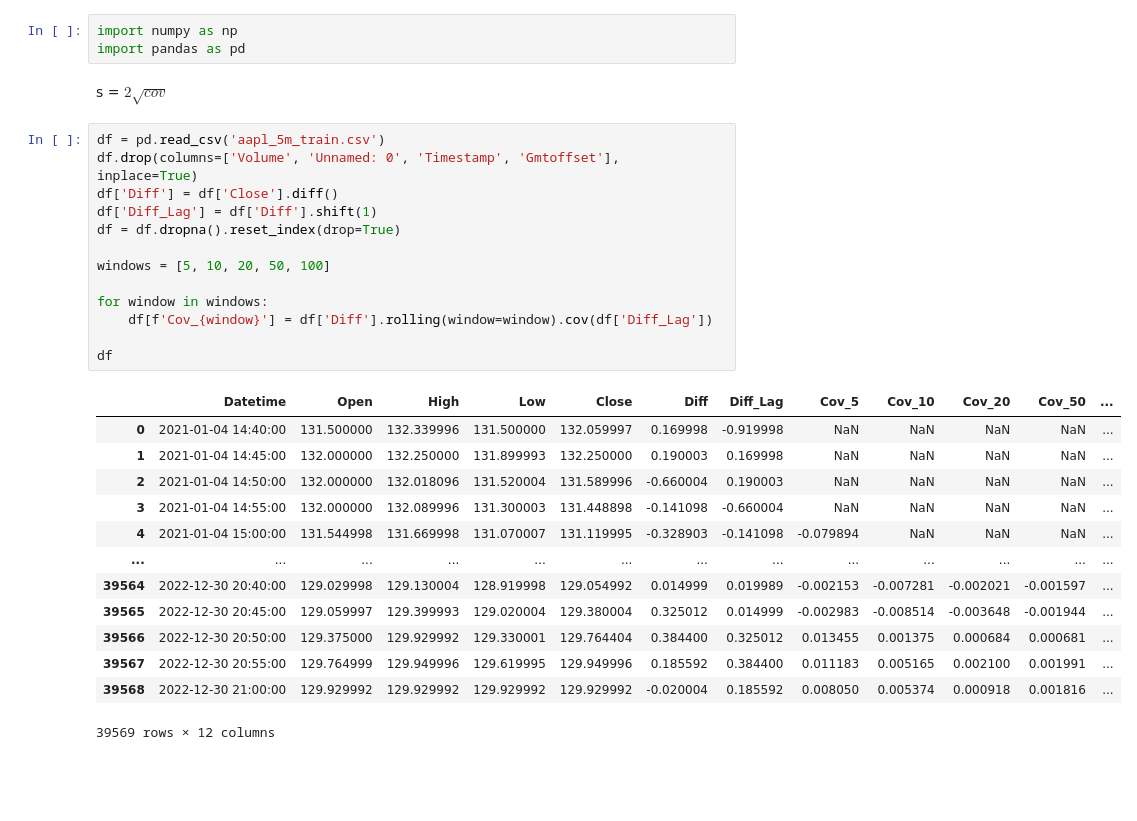
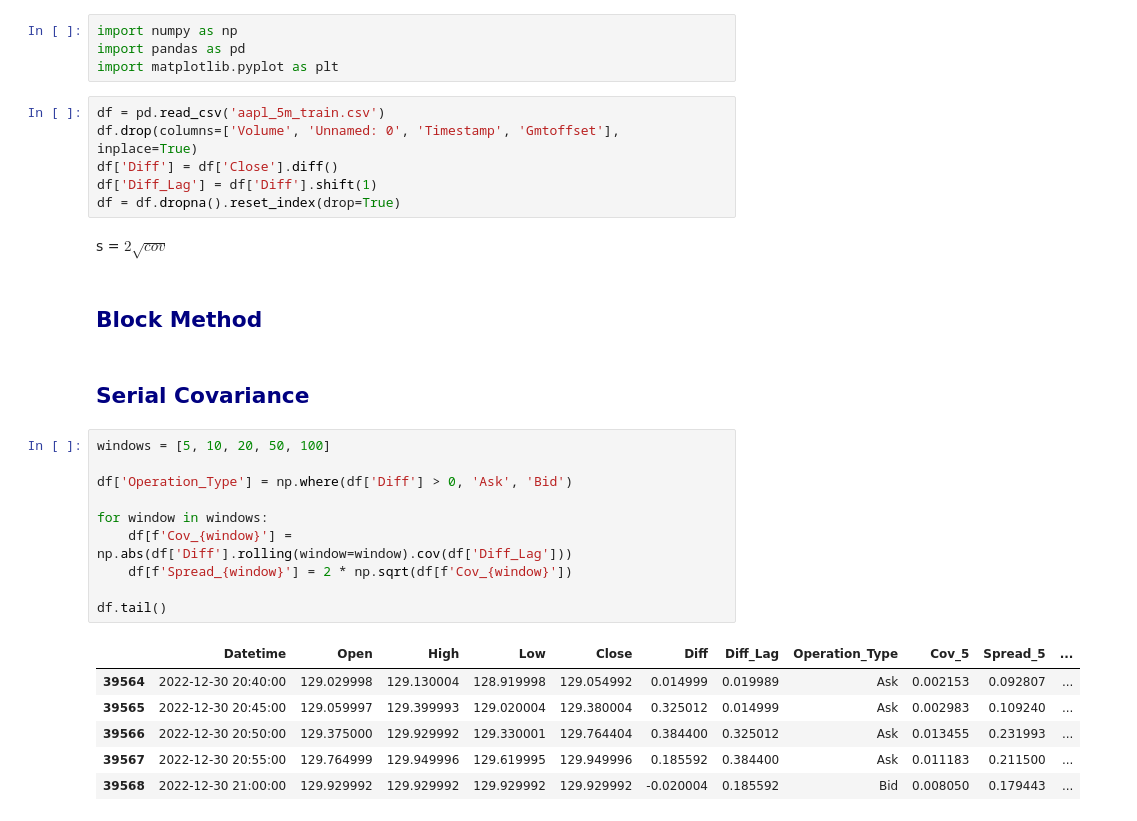
Before and after one commit to LuisMB09/Trading, a Jupyter notebook: effective_spread.ipynb, the cells around one changed output. Saved outputs shown, nothing was run; the diff lists cells and outputs as text; blank space fills up the shorter version.

Commit message:
Serial covariance terminado

```diff
--- a/effective_spread.ipynb
+++ b/effective_spread.ipynb
@@ -5,32 +5,33 @@
 # %%
 import numpy as np
 import pandas as pd
+import matplotlib.pyplot as plt
+# %%
+df = pd.read_csv('aapl_5m_train.csv')
+df.drop(columns=['Volume', 'Unnamed: 0', 'Timestamp', 'Gmtoffset'], inplace=True)
+df['Diff'] = df['Close'].diff()
+df['Diff_Lag'] = df['Diff'].shift(1)
+df = df.dropna().reset_index(drop=True)
 # %% [markdown]
 s = $2 \sqrt{cov}$
+# %% [markdown]
+## <font color='navy'> Block Method
+# %% [markdown]
+## <font color='navy'> Serial Covariance
 # %%
-df = pd.read_csv('aapl_5m_train.csv')
-df.drop(columns=['Volume', 'Unnamed: 0', 'Timestamp', 'Gmtoffset'], inplace=True)
-df['Diff'] = df['Close'].diff()
-df['Diff_Lag'] = df['Diff'].shift(1)
-df = df.dropna().reset_index(drop=True)
-
 windows = [5, 10, 20, 50, 100]
 
+df['Operation_Type'] = np.where(df['Diff'] > 0, 'Ask', 'Bid')
+
 for window in windows:
-    df[f'Cov_{window}'] = df['Diff'].rolling(window=window).cov(df['Diff_Lag'])
+    df[f'Cov_{window}'] = np.abs(df['Diff'].rolling(window=window).cov(df['Diff_Lag']))
+    df[f'Spread_{window}'] = 2 * np.sqrt(df[f'Cov_{window}'])
 
-df
+df.tail()
 # %% [output]
-|  | Datetime | Open | High | Low | Close | Diff | Diff_Lag | Cov_5 | Cov_10 | Cov_20 | Cov_50 | ... |
-| 0 | 2021-01-04 14:40:00 | 131.500000 | 132.339996 | 131.500000 | 132.059997 | 0.169998 | -0.919998 | NaN | NaN | NaN | NaN | ... |
-| 1 | 2021-01-04 14:45:00 | 132.000000 | 132.250000 | 131.899993 | 132.250000 | 0.190003 | 0.169998 | NaN | NaN | NaN | NaN | ... |
-| 2 | 2021-01-04 14:50:00 | 132.000000 | 132.018096 | 131.520004 | 131.589996 | -0.660004 | 0.190003 | NaN | NaN | NaN | NaN | ... |
-| 3 | 2021-01-04 14:55:00 | 132.000000 | 132.089996 | 131.300003 | 131.448898 | -0.141098 | -0.660004 | NaN | NaN | NaN | NaN | ... |
-| 4 | 2021-01-04 15:00:00 | 131.544998 | 131.669998 | 131.070007 | 131.119995 | -0.328903 | -0.141098 | -0.079894 | NaN | NaN | NaN | ... |
-| ... | ... | ... | ... | ... | ... | ... | ... | ... | ... | ... | ... | ... |
-| 39564 | 2022-12-30 20:40:00 | 129.029998 | 129.130004 | 128.919998 | 129.054992 | 0.014999 | 0.019989 | -0.002153 | -0.007281 | -0.002021 | -0.001597 | ... |
-| 39565 | 2022-12-30 20:45:00 | 129.059997 | 129.399993 | 129.020004 | 129.380004 | 0.325012 | 0.014999 | -0.002983 | -0.008514 | -0.003648 | -0.001944 | ... |
-| 39566 | 2022-12-30 20:50:00 | 129.375000 | 129.929992 | 129.330001 | 129.764404 | 0.384400 | 0.325012 | 0.013455 | 0.001375 | 0.000684 | 0.000681 | ... |
-| 39567 | 2022-12-30 20:55:00 | 129.764999 | 129.949996 | 129.619995 | 129.949996 | 0.185592 | 0.384400 | 0.011183 | 0.005165 | 0.002100 | 0.001991 | ... |
-| 39568 | 2022-12-30 21:00:00 | 129.929992 | 129.929992 | 129.929992 | 129.929992 | -0.020004 | 0.185592 | 0.008050 | 0.005374 | 0.000918 | 0.001816 | ... |
+|  | Datetime | Open | High | Low | Close | Diff | Diff_Lag | Operation_Type | Cov_5 | Spread_5 | ... |
+| 39564 | 2022-12-30 20:40:00 | 129.029998 | 129.130004 | 128.919998 | 129.054992 | 0.014999 | 0.019989 | Ask | 0.002153 | 0.092807 | ... |
+| 39565 | 2022-12-30 20:45:00 | 129.059997 | 129.399993 | 129.020004 | 129.380004 | 0.325012 | 0.014999 | Ask | 0.002983 | 0.109240 | ... |
+| 39566 | 2022-12-30 20:50:00 | 129.375000 | 129.929992 | 129.330001 | 129.764404 | 0.384400 | 0.325012 | Ask | 0.013455 | 0.231993 | ... |
+| 39567 | 2022-12-30 20:55:00 | 129.764999 | 129.949996 | 129.619995 | 129.949996 | 0.185592 | 0.384400 | Ask | 0.011183 | 0.211500 | ... |
+| 39568 | 2022-12-30 21:00:00 | 129.929992 | 129.929992 | 129.929992 | 129.929992 | -0.020004 | 0.185592 | Bid | 0.008050 | 0.179443 | ... |
-39569 rows × 12 columns
```
Also changed, not shown: parts of 4 cells of this notebook.
